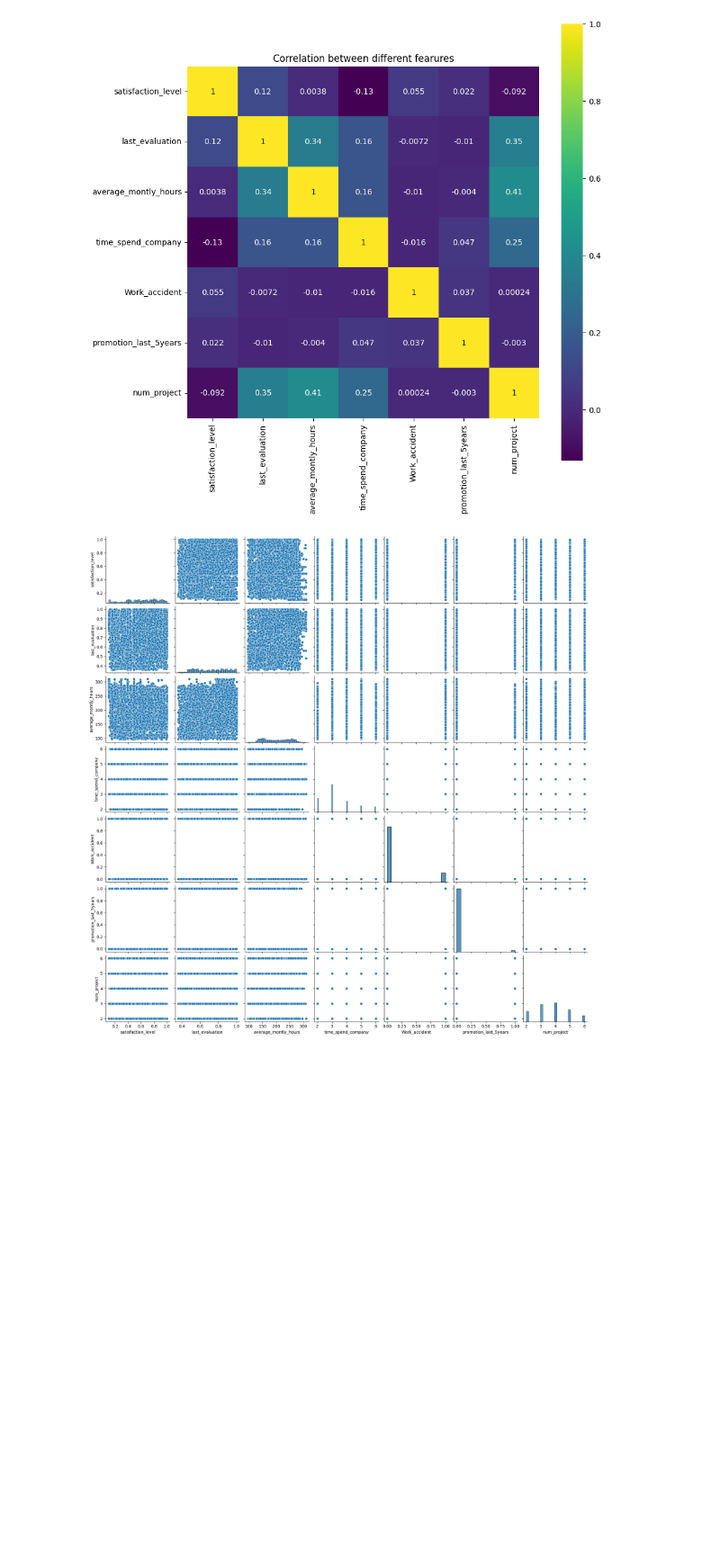
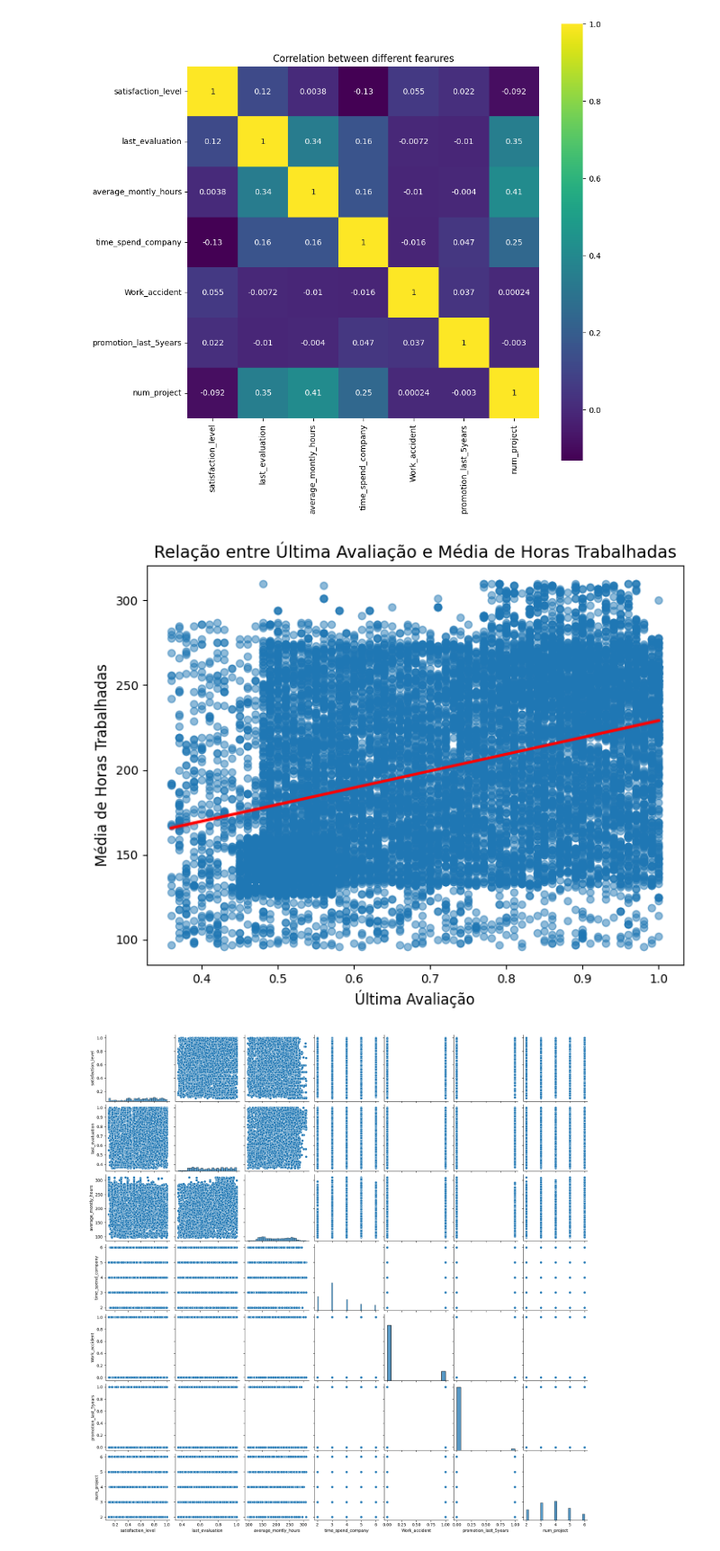
Before and after one commit to Uill-Iam/Estudo, a Jupyter notebook: Python/ML/ACEM/ACEM.ipynb, the cells around one changed output. Shown at 90% size. Drawn from its saved outputs; the diff is of its cells as text; code cells hidden in the pictures; blank space fills up the shorter version.

```diff
--- a/Python/ML/ACEM/ACEM.ipynb
+++ b/Python/ML/ACEM/ACEM.ipynb
@@ -923,6 +923,32 @@ plt.title('Correlation between different fearures')
 # %% [output]
 Text(0.5, 1.0, 'Correlation between different fearures')
 [figure]
+# %%
+import matplotlib.pyplot as plt
+import seaborn as sns
+import pandas as pd
+
+# Configuração do tamanho do gráfico
+plt.figure(figsize=(8, 6))
+
+# Gráfico de dispersão com linha de tendência
+sns.regplot(
+    data=df,
+    x='last_evaluation',
+    y='average_montly_hours',
+    scatter_kws={'alpha': 0.5},  # Transparência dos pontos
+    line_kws={'color': 'red'}   # Cor da linha de tendência
+)
+
+# Adicionar título e rótulos
+plt.title('Relação entre Última Avaliação e Média de Horas Trabalhadas', fontsize=14)
+plt.xlabel('Última Avaliação', fontsize=12)
+plt.ylabel('Média de Horas Trabalhadas', fontsize=12)
+
+# Exibir o gráfico
+plt.show()
+# %% [output]
+[figure, added]
 # %%
 sb.pairplot(df);
 # %% [output]
```
Also changed, not shown: parts of 6 cells of this notebook.
